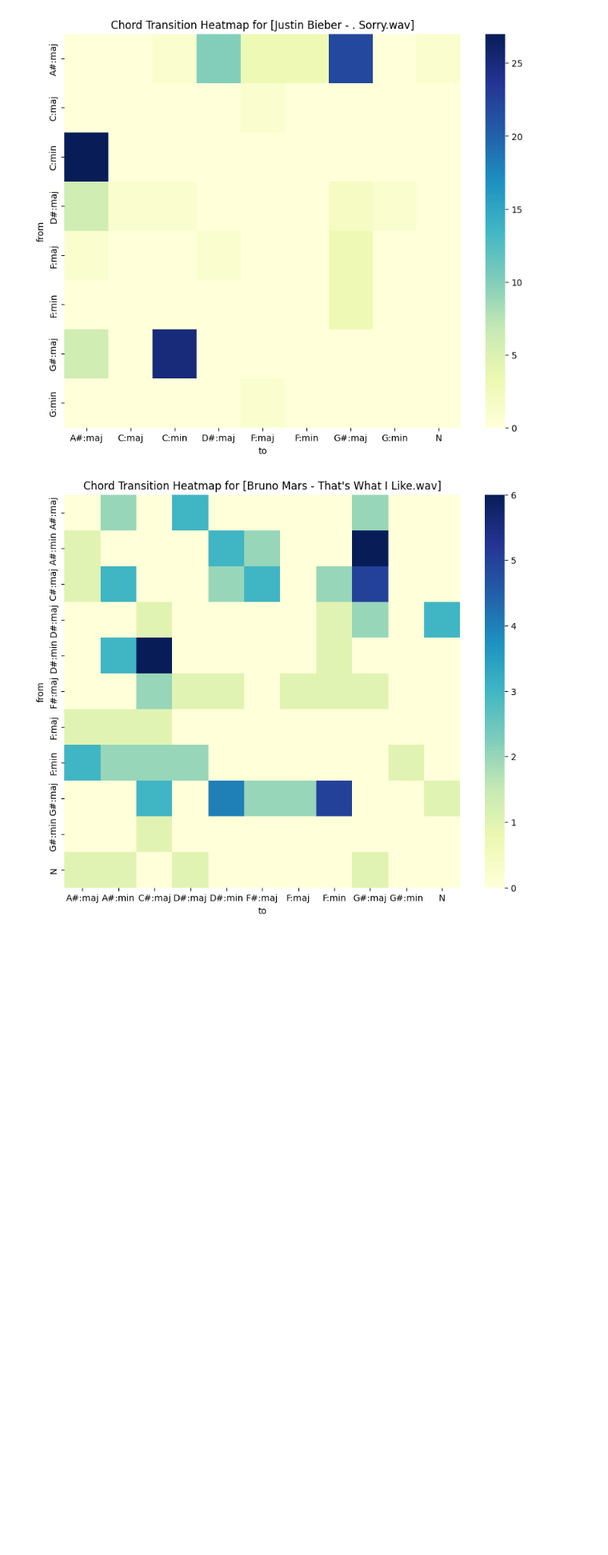
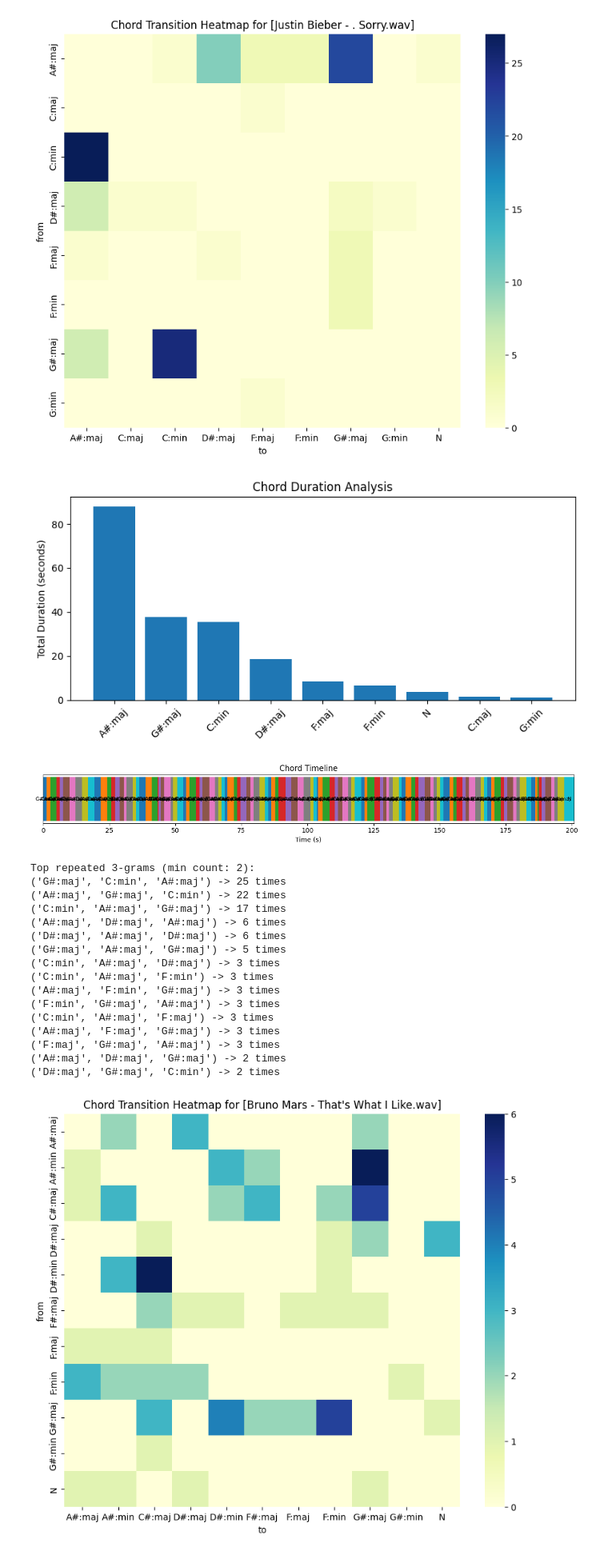
Before and after one commit to suzunagumo/emotional-mismatch-music, a Jupyter notebook: extract_chord.ipynb, the cells around one changed output. Shown at 80% size. Saved outputs shown, nothing was run; the diff lists cells and outputs as text; code cells hidden in the pictures; blank space fills up the shorter version.

```diff
--- a/extract_chord.ipynb
+++ b/extract_chord.ipynb
@@ -335,4 +569,27 @@ plt.title("Chord Transition Heatmap for [Justin Bieber - . Sorry.wav]")
 plt.show()
 # %% [output]
 [figure]
+# %%
+chord_duration_analysis(chords_0)
+plot_chord_timeline(chords_0)
+chord_ngram_analysis(chords_0, n=3, min_count=2)
+# %% [output]
+[figure, added]
+[figure, added]
+Top repeated 3-grams (min count: 2):
+('G#:maj', 'C:min', 'A#:maj') -> 25 times
+('A#:maj', 'G#:maj', 'C:min') -> 22 times
+('C:min', 'A#:maj', 'G#:maj') -> 17 times
+('A#:maj', 'D#:maj', 'A#:maj') -> 6 times
+('D#:maj', 'A#:maj', 'D#:maj') -> 6 times
+('G#:maj', 'A#:maj', 'G#:maj') -> 5 times
+('C:min', 'A#:maj', 'D#:maj') -> 3 times
+('C:min', 'A#:maj', 'F:min') -> 3 times
+('A#:maj', 'F:min', 'G#:maj') -> 3 times
+('F:min', 'G#:maj', 'A#:maj') -> 3 times
+('C:min', 'A#:maj', 'F:maj') -> 3 times
+('A#:maj', 'F:maj', 'G#:maj') -> 3 times
+('F:maj', 'G#:maj', 'A#:maj') -> 3 times
+('A#:maj', 'D#:maj', 'G#:maj') -> 2 times
+('D#:maj', 'G#:maj', 'C:min') -> 2 times
 # %%
```
Also changed, not shown: parts of 21 cells of this notebook.
